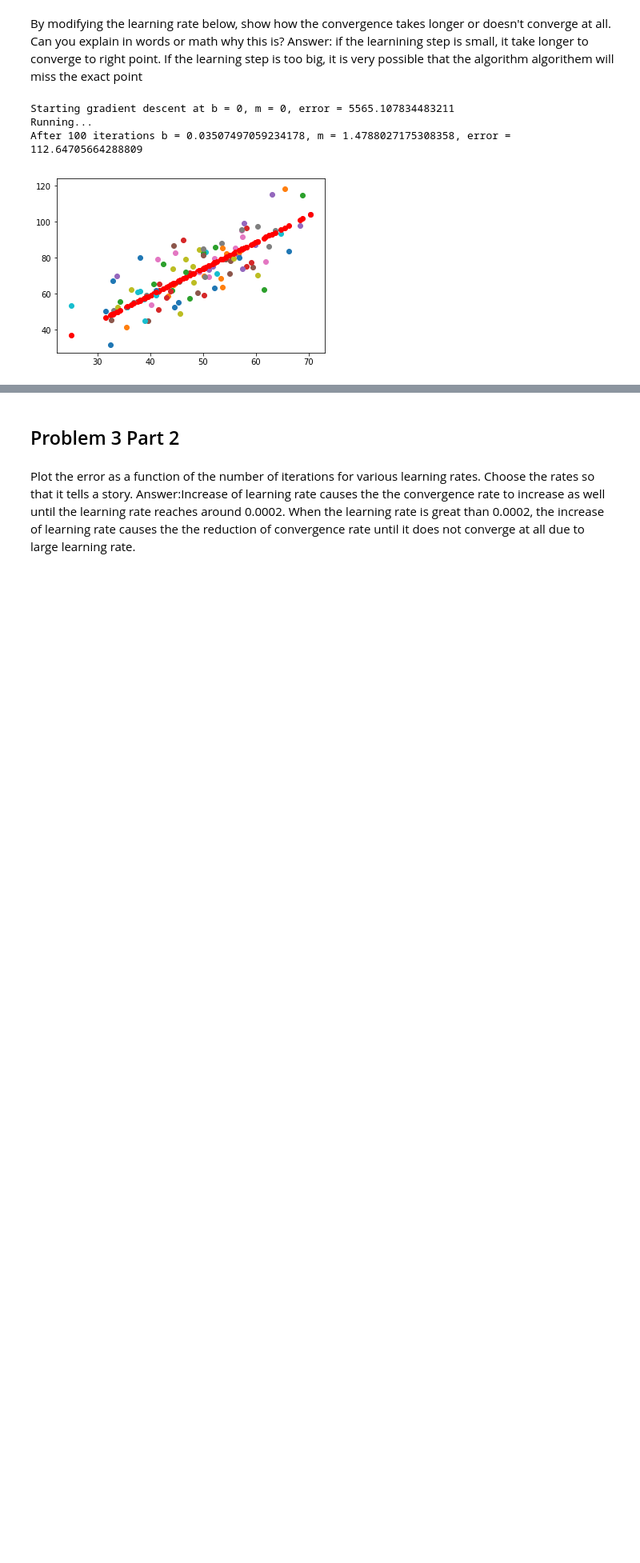
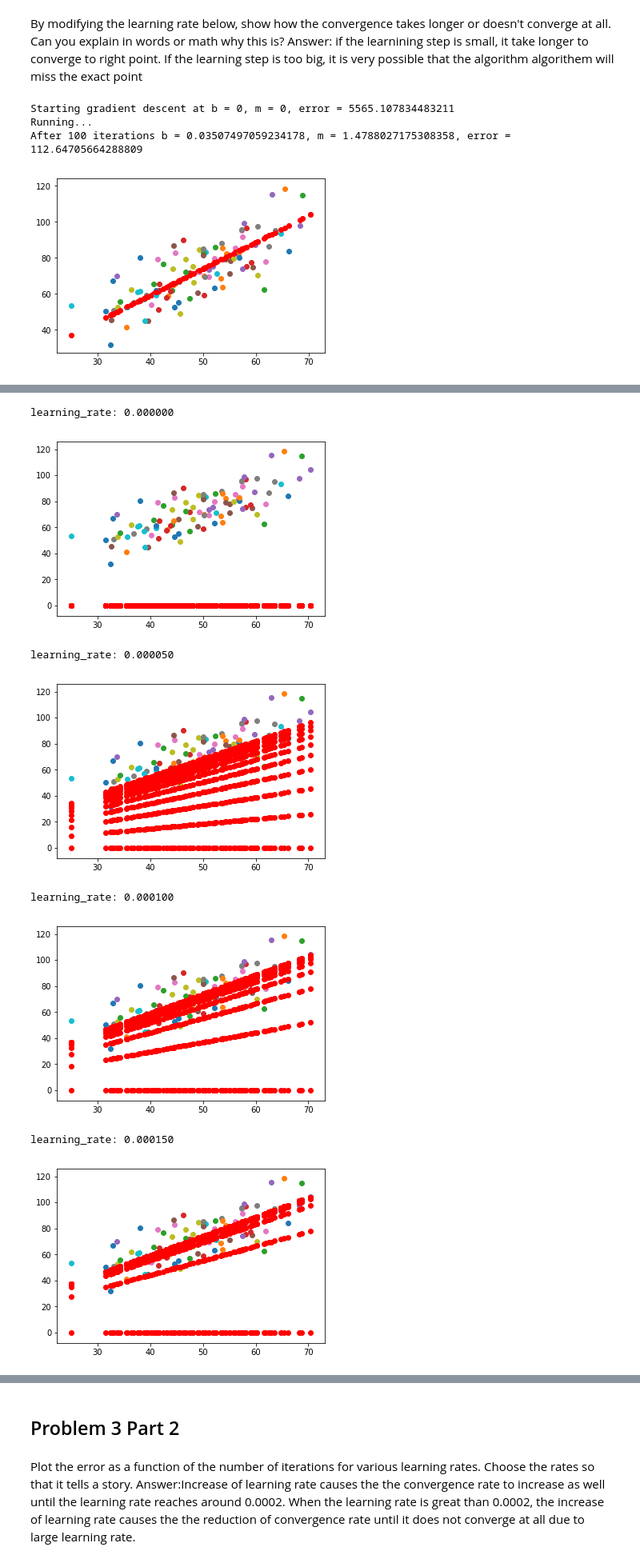
Before and after one commit to Columbia-Intro-Data-Science/python-introduction-ls3456, a Jupyter notebook: Homework 1 - Github and Pandas.ipynb, the cells around one changed output, grey strips where cells are left out. Shown: that part at 80% size. Cells and saved outputs as stored; diff of their text form; code cells hidden in the pictures; blank space fills up the shorter version.

Commit message:
Some changes on the HW
Updated Problem 3 part 1

```diff
--- a/Homework 1 - Github and Pandas.ipynb
+++ b/Homework 1 - Github and Pandas.ipynb
@@ -317,14 +325,3 @@ Starting gradient descent at b = 0, m = 0, error = 5565.107834483211
 Running...
 After 100 iterations b = 0.03507497059234178, m = 1.4788027175308358, error = 112.64705664288809
 [figure]
-# %%
-# Use this to visually discuss convergence rate based on learning rate
-
-for num in range(0,10):
-    run(num)
-    plt.show()
-
-
-# When the learning rate start from really low number (close to 0), the converence rate increases with increases of learning rate
-# This positive correlation will continue until it reaches a point where the learning rate gets too big.
-# When the converage rate starts to reduce with increase of learning rate, the algorithm might still converge until the learning rate is too big to converge.
@@ -356,0 +328,46 @@ After 5 iterations b = 0.022282841973126334, m = 1.1260692559400733, error = 423
+# %%
+# Use this to visually discuss convergence rate based on learning rate
+# This problem is very similar to the problem 3 part 2
+# The box of code plot figures of convergence with different learning rate. The amount of red lines show the speed of convergence.
+# For example, learning rate of 0.0002 figure contains two obious red lines, which mean it only take of total of literation to converge.
+# When the learning rate start from really low number (close to 0),
+# the converence rate increases with increases of learning rate (0-0.0002).
+# When the converage rate starts to reduce with increase of learning rate, (0.0002-0.00035)
+# the algorithm might still converge until the learning rate is too big to converge.(>0.0004)
+
+def gradient_descent_runner_new(points, starting_b, starting_m, learning_rate, num_iterations):
+    b = starting_b
+    m = starting_m
+    for i in range(num_iterations):
+        b, m = step_gradient(b, m, array(points), learning_rate)
+    for i in range(0,len(points)):
+        plt.scatter(points[i,0],m*points[i,0]+b,color='r')
+    return [b, m]
+
+def run_new2(num_iterations):
+    points = genfromtxt("../data/data.csv", delimiter=",")
+    initial_b = 0 # initial y-intercept guess
+    initial_m = 0 # initial slope guess
+    num_iterations = num_iterations
+    [b, m] = gradient_descent_runner_new(points, initial_b, initial_m, learning_rate, num_iterations)
+
+# Set a for loop to run various learning rate with different iteration
+interval = 0.00005
+for LR in range(0, 9):
+    points = genfromtxt("../data/data.csv", delimiter=",")
+    for i in range(0,len(points)):
+        plt.scatter(points[i,0],points[i,1])
+    learning_rate = LR*interval
+    print('learning_rate: %.6f' %learning_rate)
+    for num in range(0,10):
+        run_new2(num)
+    plt.show()
+# %% [output]
+learning_rate: 0.000000
+[figure, added]
+learning_rate: 0.000050
+[figure, added]
+learning_rate: 0.000100
+[figure, added]
+learning_rate: 0.000150
+[figure, added]
```
Also changed, not shown: parts of 7 cells of this notebook.
